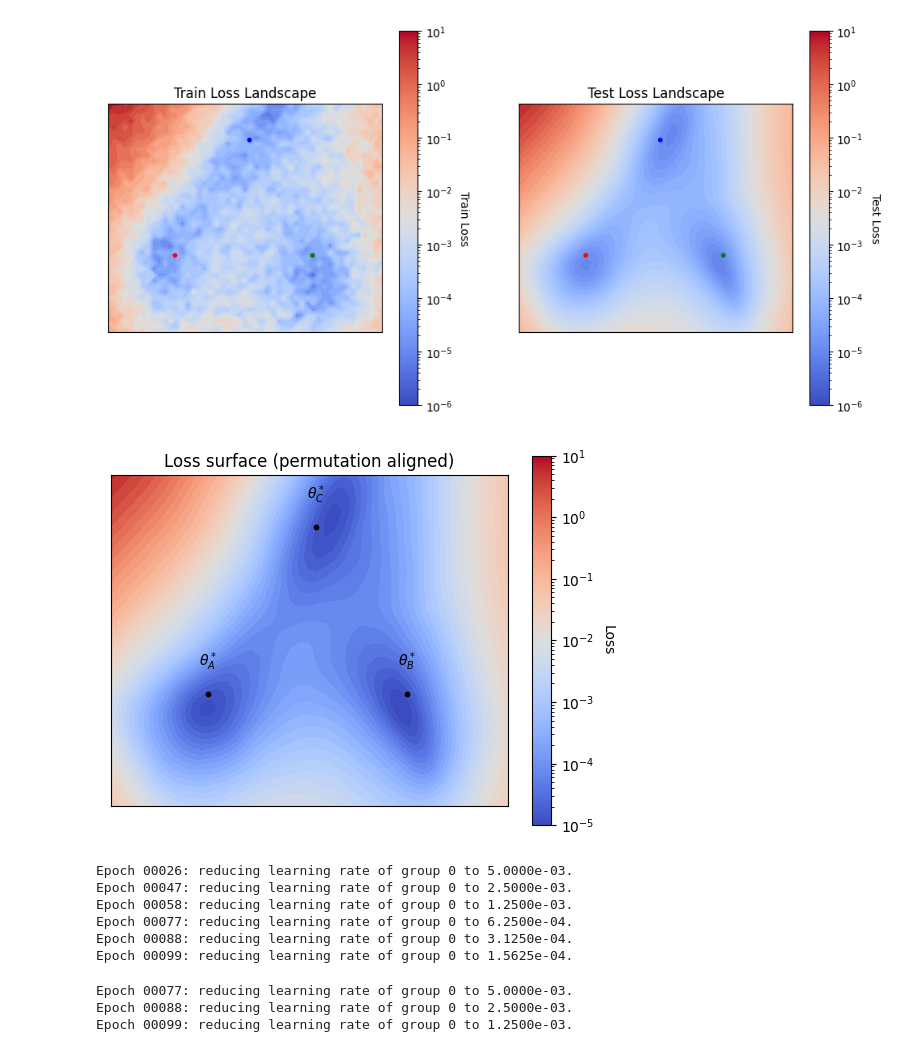
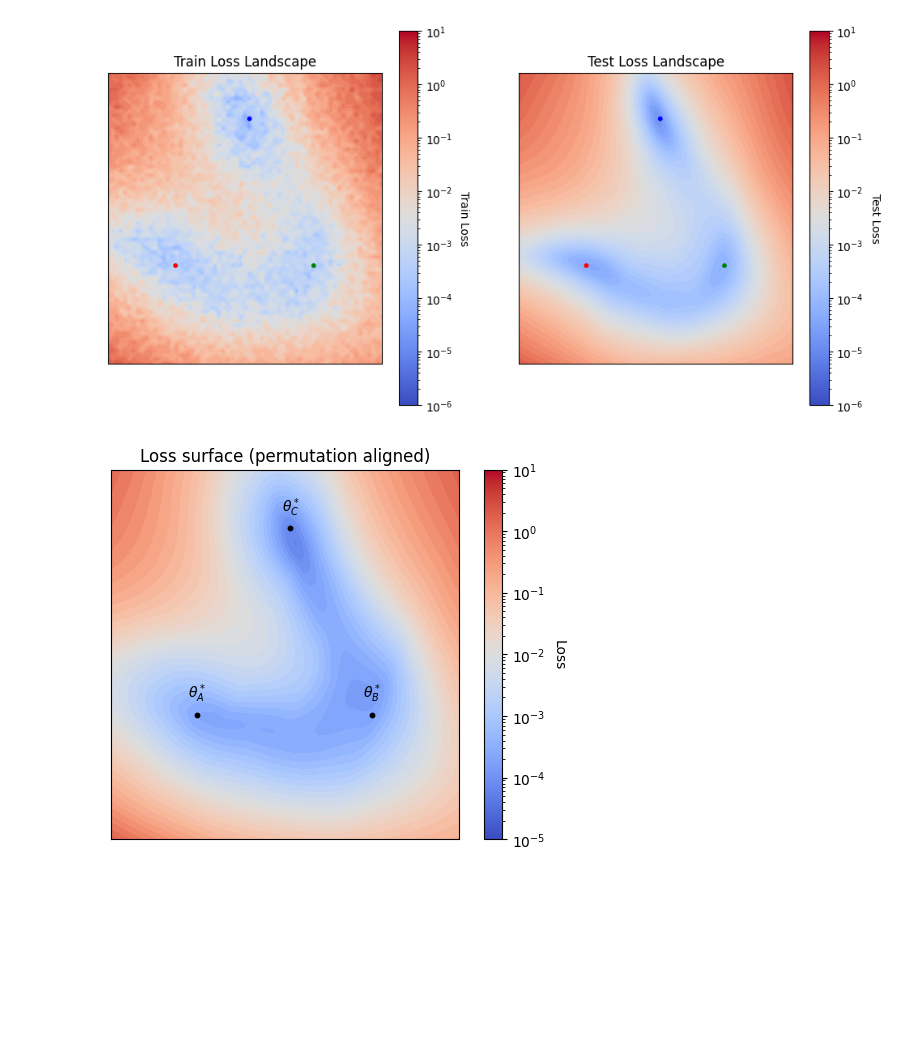
Before and after one commit to Adhithyan8/linear-mode-connectivity, a Jupyter notebook: playground2.ipynb, the cells around one changed output. Saved outputs shown, nothing was run; the diff lists cells and outputs as text; code cells hidden in the pictures; blank space fills up the shorter version.

```diff
--- a/playground2.ipynb
+++ b/playground2.ipynb
@@ -46,12 +46,16 @@ def get_plane(v0, v1, v2):
 
     origin = v0
     x = v1 - origin # v1 = origin + x
-    y = (v2 - origin) - torch.matmul(x.T, v2 - origin) * x / torch.matmul(x.T, x) # v2 = origin + y + d.x
-    d = torch.matmul(x.T, v2 - origin) / torch.matmul(x.T, x)
+    # d = (v2 - origin).x / |x|
+    xnorm = torch.norm(x)
+    d = torch.matmul(x.T, v2 - origin) / xnorm
+    # v2 = origin + y + d.x/|x|
+    y = v2 - origin - d * x / xnorm
+
     return origin, x, y, d
 # %%
 dataset = "pentagon"
-width = 32
+width = 8
 
 # Load data
 train_loader, test_loader = get_data(dataset, 512)
@@ -66,9 +70,9 @@ indices = np.random.choice(50, 3, replace=False)
 ref_idx = np.argmin(logs[:, 0])
 
 # replace
-indices[0] = 5
-indices[1] = 2
-indices[2] = 36
+indices[0] = 47
+indices[1] = 46
+indices[2] = 17
 
 # if indices[1] or indices[2] are the same as indices[0], choose another random index
 while indices[1] == indices[0]:
@@ -146,7 +150,7 @@ xhat = x / torch.norm(x)
 yhat = y / torch.norm(y)
 xnorm = torch.norm(x).item()
 ynorm = torch.norm(y).item()
-dnorm = d.item() * ynorm
+dnorm = d.item()
 
 # testing
 x_mid = (dnorm + xnorm) / 3
@@ -269,6 +273,7 @@ model2.load_state_dict(
     torch.load(f"models/sigmoid/{dataset}/perm_model_s512_w{width}_d1_{ref_idx}_{indices[2]}.pth")
 )
 
+# convert models to vectors
 vec0 = model2vec(model0)
 vec1 = model2vec(model1)
 vec2 = model2vec(model2)
@@ -279,7 +284,7 @@ xhat = x / torch.norm(x)
 yhat = y / torch.norm(y)
 xnorm = torch.norm(x).item()
 ynorm = torch.norm(y).item()
-dnorm = d.item() * ynorm
+dnorm = d.item()
 
 # testing
 x_mid = (dnorm + xnorm) / 3
@@ -287,8 +292,8 @@ y_mid = ynorm / 3
 x_min, x_max = x_mid - xnorm, x_mid + xnorm
 y_min, y_max = y_mid - ynorm, y_mid + ynorm
 
-xx, yy = np.meshgrid(np.arange(x_min, x_max, 0.5),
-                        np.arange(y_min, y_max, 0.5))
+xx, yy = np.meshgrid(np.arange(x_min, x_max, 0.25),
+                        np.arange(y_min, y_max, 0.25))
 grid = torch.from_numpy(np.c_[xx.ravel(), yy.ravel()]).float().to(device)
 # %%
 # model at grid[i, j] is model2vec(vec0 + i * x + j * y)
@@ -355,54 +360,43 @@ ax[1].set_aspect('equal')
 # ax[1].set_aspect('auto')
 plt.show()
 # %% [output]
-[figure, old version]
+[figure, new version]
 # %%
 # plot ONLY 1 of the 2
 vmin = -5
 vmax = 1
 # contour plot on log scale
 plt.contourf(xx, yy, np.log(loss_grid_test), cmap=cm.coolwarm, levels=40, interpolation="none", vmin=vmin, vmax=vmax)
 
 # colorbar in log scale
 cbar = plt.colorbar(cm.ScalarMappable(norm=colors.LogNorm(vmin = 10**vmin, vmax=10**vmax), cmap=cm.coolwarm))
 cbar.ax.set_ylabel("Loss", rotation=270, labelpad=15)
 # plot 3 points (0, 0), (1, 0), (d, 1) with names "model0", "model1", "model2"
 plt.scatter([0, xnorm, dnorm], [0, 0, ynorm], c="k", s=10,)
-plt.text(0, 0+2, "$\\theta_A^*$", fontsize=10, horizontalalignment='center', verticalalignment='center')
-plt.text(xnorm, 0+2, "$\\theta_B^*$", fontsize=10, horizontalalignment='center', verticalalignment='center')
-plt.text(dnorm, ynorm+2, "$\\theta_C^*$", fontsize=10, horizontalalignment='center', verticalalignment='center')
+plt.text(0, 0+1, "$\\theta_A^*$", fontsize=10, horizontalalignment='center', verticalalignment='center')
+plt.text(xnorm, 0+1, "$\\theta_B^*$", fontsize=10, horizontalalignment='center', verticalalignment='center')
+plt.text(dnorm, ynorm+1, "$\\theta_C^*$", fontsize=10, horizontalalignment='center', verticalalignment='center')
 
 plt.title("Loss surface (permutation aligned)")
 
 # remove x, y ticks
 plt.xticks([])
 plt.yticks([])
 # aspect ratio
 plt.gca().set_aspect('equal')
-plt.show()
+plt.savefig("lmc_perm.png", dpi=600, bbox_inches='tight')
 # %% [output]
-[figure, old version]
+[figure, new version]
 # %%
 # try to perm align model2 to model0
 model2_ = FCNet(2, width, 1, 1)
 model2_.load_state_dict(model2.state_dict())
 model2_.to(device).eval()
 model2_, _ = permute_align(model2_, model0, test_loader, epochs=100, device=device)
-# %% [output]
-Epoch 00026: reducing learning rate of group 0 to 5.0000e-03.
-Epoch 00047: reducing learning rate of group 0 to 2.5000e-03.
-Epoch 00058: reducing learning rate of group 0 to 1.2500e-03.
-Epoch 00077: reducing learning rate of group 0 to 6.2500e-04.
-Epoch 00088: reducing learning rate of group 0 to 3.1250e-04.
-Epoch 00099: reducing learning rate of group 0 to 1.5625e-04.
 # %%
 # try to perm align model1 to model0
 model1_ = FCNet(2, width, 1, 1)
 model1_.load_state_dict(model1.state_dict())
 model1_.to(device).eval()
 model1_, _ = permute_align(model1_, model0, test_loader, epochs=100, device=device)
-# %% [output]
-Epoch 00077: reducing learning rate of group 0 to 5.0000e-03.
-Epoch 00088: reducing learning rate of group 0 to 2.5000e-03.
-Epoch 00099: reducing learning rate of group 0 to 1.2500e-03.
 # %%
```
Also changed, not shown: parts of 8 cells of this notebook, 5 other files.
